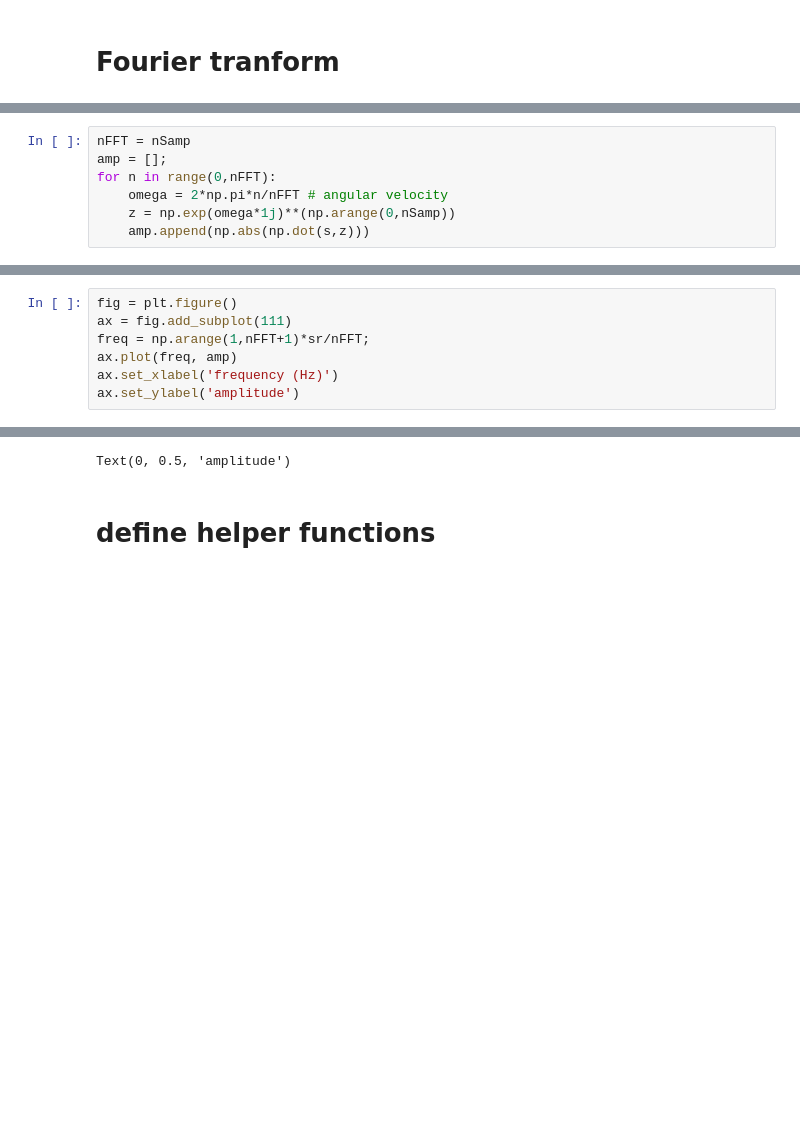
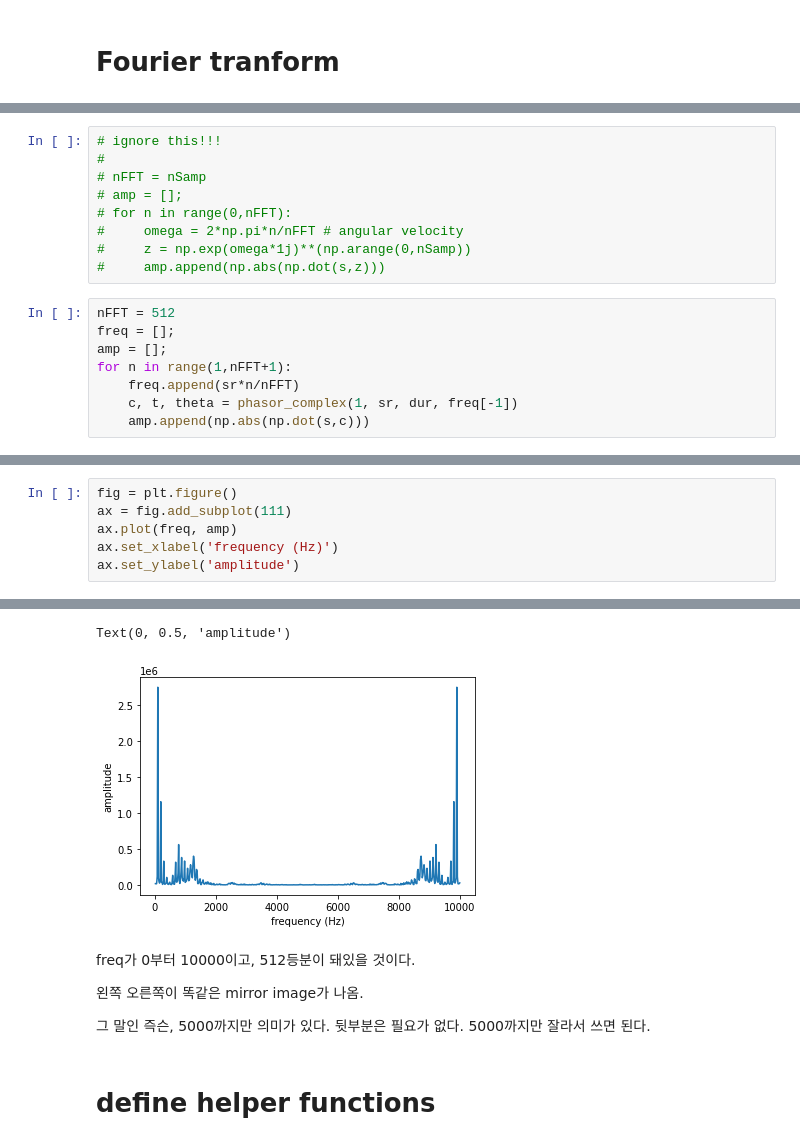
Before and after one commit to JinseongKang/memo, a Jupyter notebook: sound교수님수정본_ipynb의_사본.ipynb, the cells around one changed output, grey strips where cells are left out. Cells and saved outputs as stored; diff of their text form; blank space fills up the shorter version.

```diff
--- a/sound교수님수정본_ipynb의_사본.ipynb
+++ b/sound교수님수정본_ipynb의_사본.ipynb
@@ -357,7 +406,17 @@ t = np.linspace(1/sr, dur, nSamp)
 # %%
-nFFT = nSamp
-amp = [];
-for n in range(0,nFFT):
-    omega = 2*np.pi*n/nFFT # angular velocity
-    z = np.exp(omega*1j)**(np.arange(0,nSamp))
-    amp.append(np.abs(np.dot(s,z)))
+# ignore this!!!
+#
+# nFFT = nSamp
+# amp = [];
+# for n in range(0,nFFT):
+#     omega = 2*np.pi*n/nFFT # angular velocity
+#     z = np.exp(omega*1j)**(np.arange(0,nSamp))
+#     amp.append(np.abs(np.dot(s,z)))
+# %%
+nFFT = 512
+freq = [];
+amp = [];
+for n in range(1,nFFT+1):
+    freq.append(sr*n/nFFT)
+    c, t, theta = phasor_complex(1, sr, dur, freq[-1])
+    amp.append(np.abs(np.dot(s,c)))
@@ -364,7 +435,6 @@ for n in range(0,nFFT):
 # %%
 fig = plt.figure()
 ax = fig.add_subplot(111)
-freq = np.arange(1,nFFT+1)*sr/nFFT;
 ax.plot(freq, amp)
 ax.set_xlabel('frequency (Hz)')
 ax.set_ylabel('amplitude')
@@ -374,4 +442,11 @@ ax.set_ylabel('amplitude')
 Text(0, 0.5, 'amplitude')
+[figure, added]
+# %% [markdown]
+freq가 0부터 10000이고, 512등분이 돼있을 것이다.
+
+왼쪽 오른쪽이 똑같은 mirror image가 나옴.
+
+그 말인 즉슨, 5000까지만 의미가 있다. 뒷부분은 필요가 없다. 5000까지만 잘라서 쓰면 된다.
 # %% [markdown]
 # define helper functions
 # %%
```
Also changed, not shown: parts of 12 cells of this notebook.
